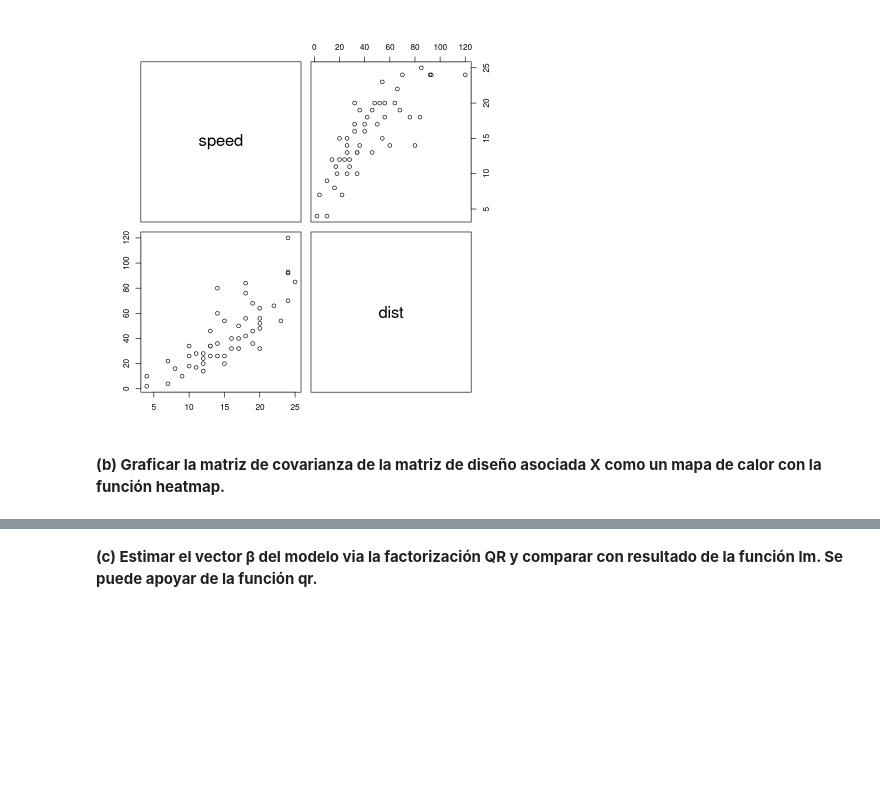
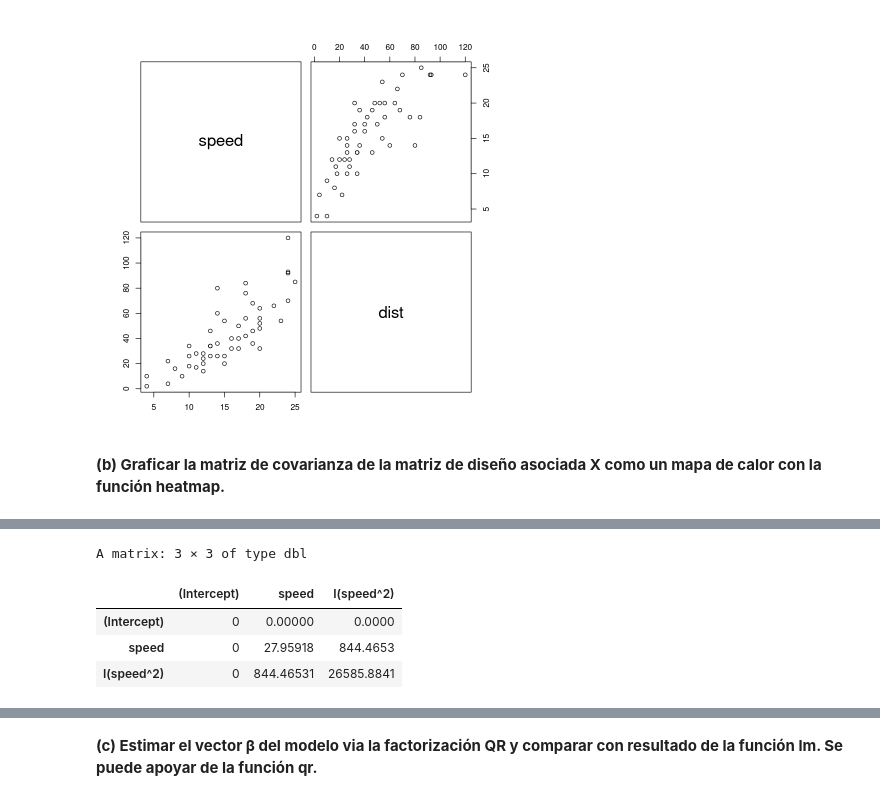
Before and after one commit to MaximilianoVM/MODELOS-LINEALES-CON-R-2024-1, a Jupyter notebook: 5_PRACTICA_2_E1.ipynb, the cells around one changed output, grey strips where cells are left out. Saved outputs shown, nothing was run; the diff lists cells and outputs as text; code cells hidden in the pictures; blank space fills up the shorter version.

```diff
--- a/5_PRACTICA_2_E1.ipynb
+++ b/5_PRACTICA_2_E1.ipynb
@@ -45,0 +67,9 @@ A matrix: 2 × 2 of type dbl
+# %%
+cov_X <- cov(X)
+cov_X
+# %% [output]
+A matrix: 3 × 3 of type dbl
+|  | (Intercept) | speed | I(speed^2) |
+| (Intercept) | 0 | 0.00000 | 0.0000 |
+| speed | 0 | 27.95918 | 844.4653 |
+| I(speed^2) | 0 | 844.46531 | 26585.8841 |
```
Also changed, not shown: parts of 9 cells of this notebook, 1 other file.
